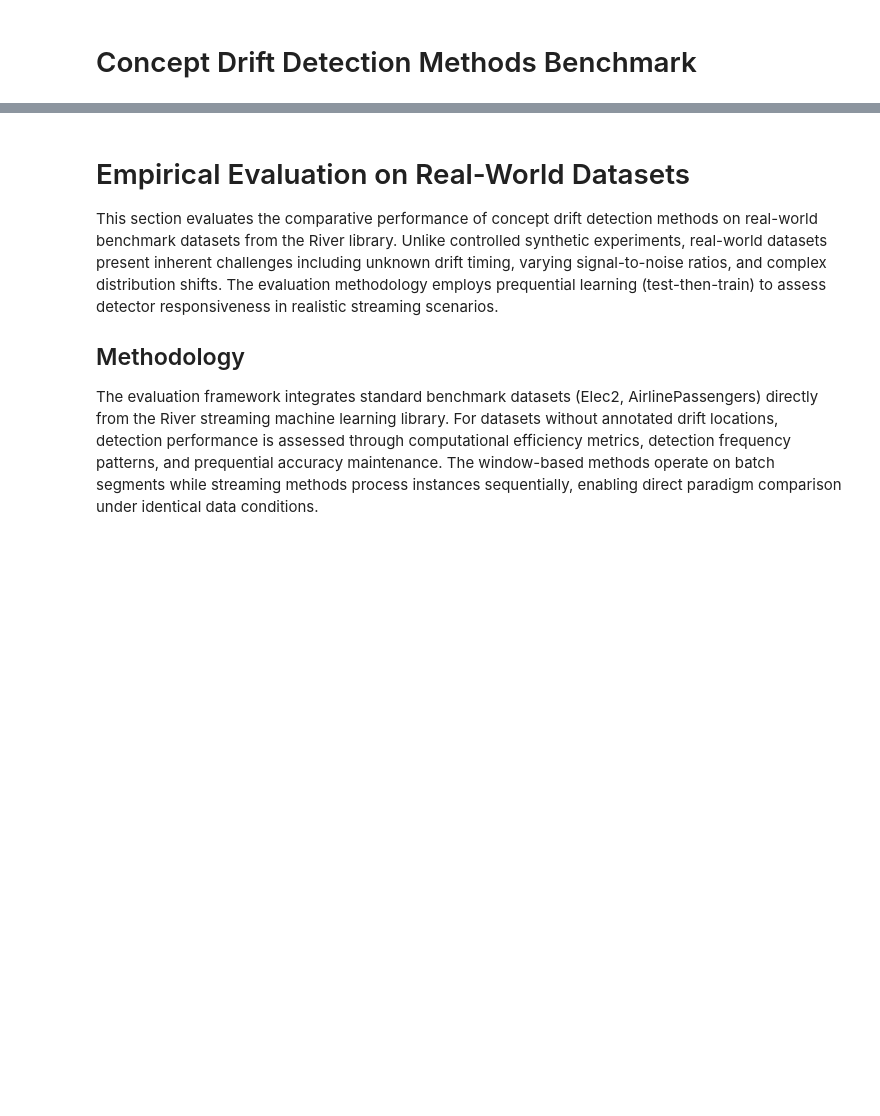
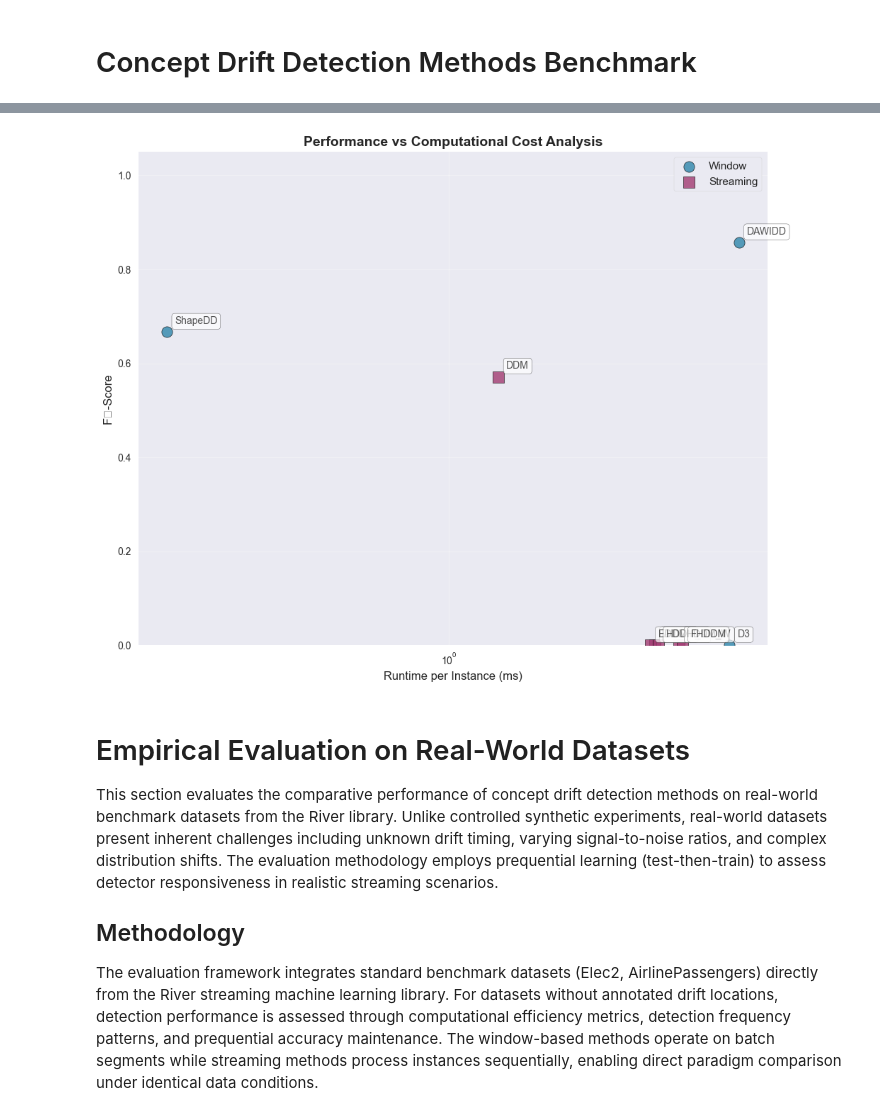
Before and after one commit to neoslusion/One-or-Two-Things-We-Know-about-Concept-Drift, a Jupyter notebook: experiments/notebooks/ConceptDrift_Pipeline.ipynb, the cells around one changed output, grey strips where cells are left out. Cells and saved outputs as stored; diff of their text form; code cells hidden in the pictures; blank space fills up the shorter version.

```diff
--- a/experiments/notebooks/ConceptDrift_Pipeline.ipynb
+++ b/experiments/notebooks/ConceptDrift_Pipeline.ipynb
@@ -958,0 +684,27 @@ Paradigm comparison (mean F₁-score):
+# %%
+# Plot 4: Performance vs Computational Cost Analysis
+plt.figure(figsize=(10, 8))
+
+for paradigm in ['window', 'streaming']:
+    data = unified_df[unified_df['paradigm'] == paradigm]
+    scatter = plt.scatter(data['runtime_per_instance_ms'], data['f1_score'],
+                        c=colors[paradigm], marker=markers[paradigm], s=120,
+                        alpha=0.8, label=paradigm.title(), edgecolors='black', linewidth=0.5)
+
+    # Add method labels
+    for _, row in data.iterrows():
+        plt.annotate(row['method'], (row['runtime_per_instance_ms'], row['f1_score']),
+                    xytext=(8, 8), textcoords='offset points', fontsize=10, alpha=0.8,
+                    bbox=dict(boxstyle='round,pad=0.3', facecolor='white', alpha=0.7))
+
+plt.xlabel('Runtime per Instance (ms)', fontsize=12)
+plt.ylabel('F₁-Score', fontsize=12)
+plt.title('Performance vs Computational Cost Analysis', fontsize=14, fontweight='bold')
+plt.xscale('log')
+plt.legend(frameon=True, fontsize=11)
+plt.ylim(0, 1.05)
+plt.grid(True, alpha=0.3)
+plt.tight_layout()
+plt.show()
+# %% [output]
+[figure, added]
```
Also changed, not shown: parts of 21 cells of this notebook.
